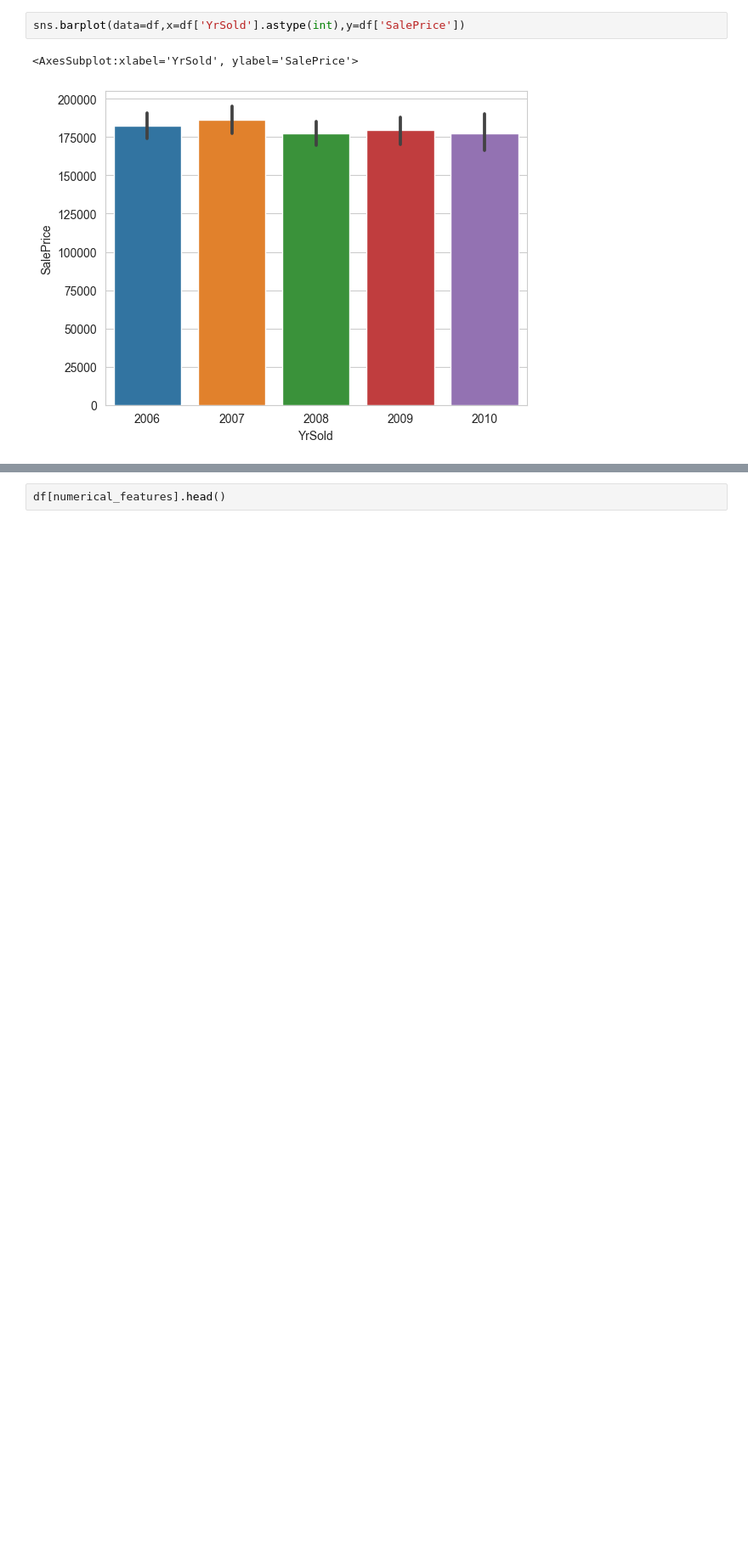
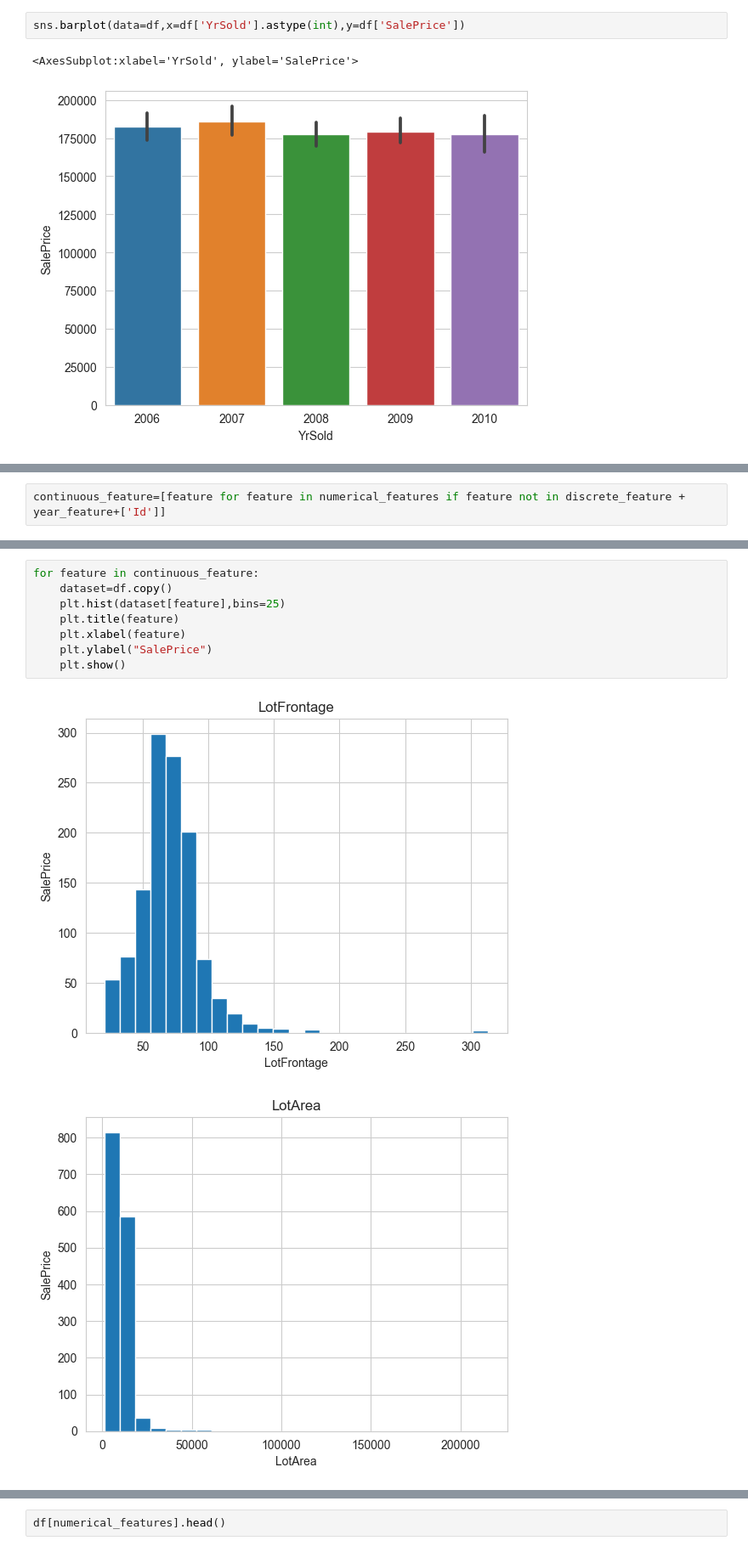
Before and after one commit to BibekRai44/Advanced-House-Price-Prediction, a Jupyter notebook: house-price-prediction.ipynb, the cells around one changed output, grey strips where cells are left out. Shown at 85% size. Drawn from its saved outputs; the diff is of its cells as text; blank space fills up the shorter version.

```diff
--- a/house-price-prediction.ipynb
+++ b/house-price-prediction.ipynb
@@ -256,0 +317,2 @@ sns.barplot(data=df,x=df['YrSold'].astype(int),y=df['SalePrice'])
+# %%
+continuous_feature=[feature for feature in numerical_features if feature not in discrete_feature + year_feature+['Id']]
@@ -256,0 +334,11 @@ sns.barplot(data=df,x=df['YrSold'].astype(int),y=df['SalePrice'])
+# %%
+for feature in continuous_feature:
+    dataset=df.copy()
+    plt.hist(dataset[feature],bins=25)
+    plt.title(feature)
+    plt.xlabel(feature)
+    plt.ylabel("SalePrice")
+    plt.show()
+# %% [output]
+[figure, added]
+[figure, added]
```
Also changed, not shown: parts of 16 cells of this notebook.
